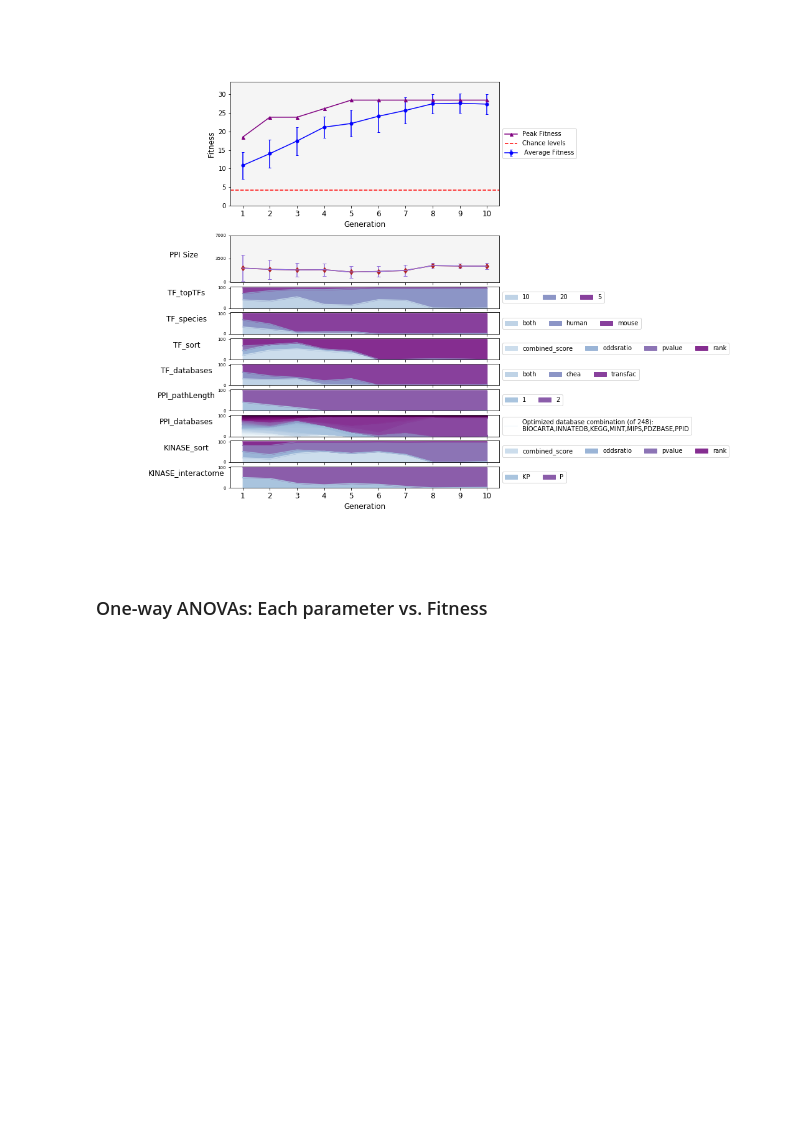
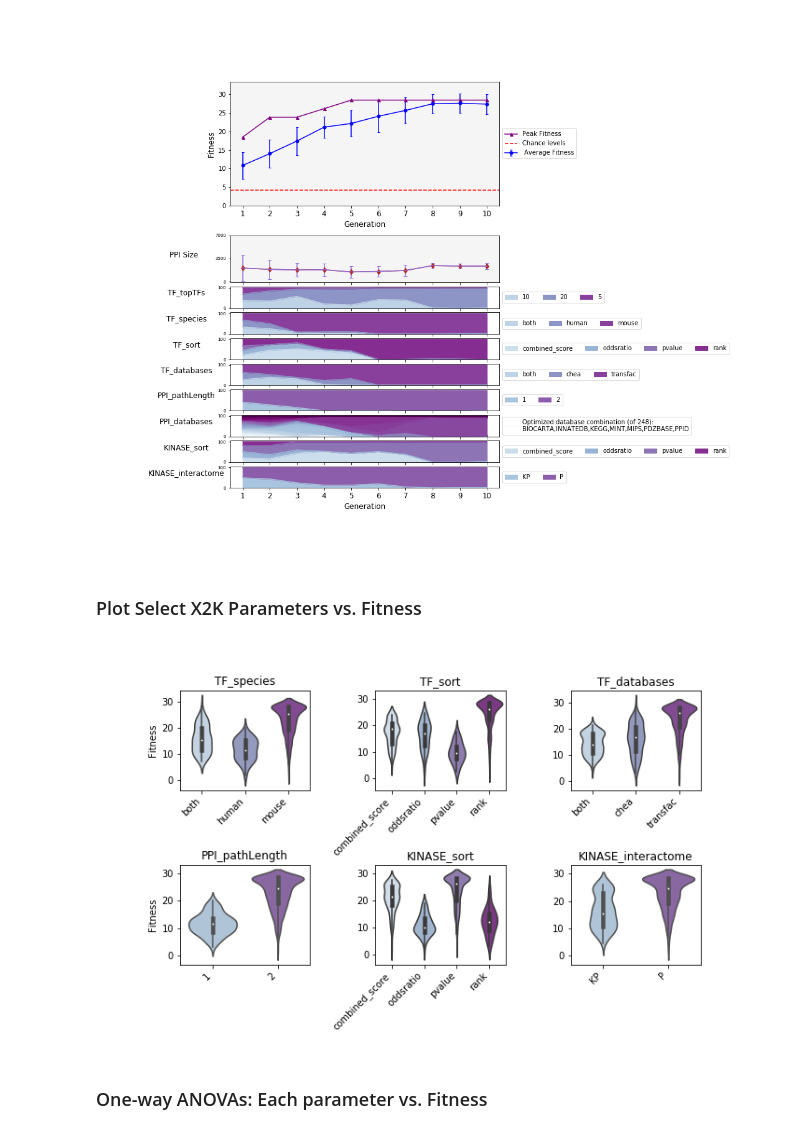
Before and after one commit to MaayanLab/X2K_Genetic_Algorithm, a Jupyter notebook: Python_scripts/GA_Results_Notebook.ipynb, the cells around one changed output. Saved outputs shown, nothing was run; the diff lists cells and outputs as text; code cells hidden in the pictures; blank space fills up the shorter version.

```diff
--- a/Python_scripts/GA_Results_Notebook.ipynb
+++ b/Python_scripts/GA_Results_Notebook.ipynb
@@ -198,6 +200,12 @@ run;BIOCARTA,INNATEDB,KEGG,MINT,MIPS,PDZBASE,PPID;2
 ___KINASE (KEA) Parameters___
 run;pvalue;humanarchs4;P;20
 [figure]
+# %% [markdown]
+### Plot Select X2K Parameters vs. Fitness
+# %%
+Ex.ParameterBoxplots(GAresults_Subset1, numRows=2, numCols=3, figSize=(10,6), saveFig=figDir+'/Parameters.Vs.Fitness.eps');
+# %% [output]
+[figure, added]
 # %% [markdown]
 ### One-way ANOVAs: Each parameter vs. Fitness
 # %%
```
Also changed, not shown: parts of 6 cells of this notebook, 22 other files.
